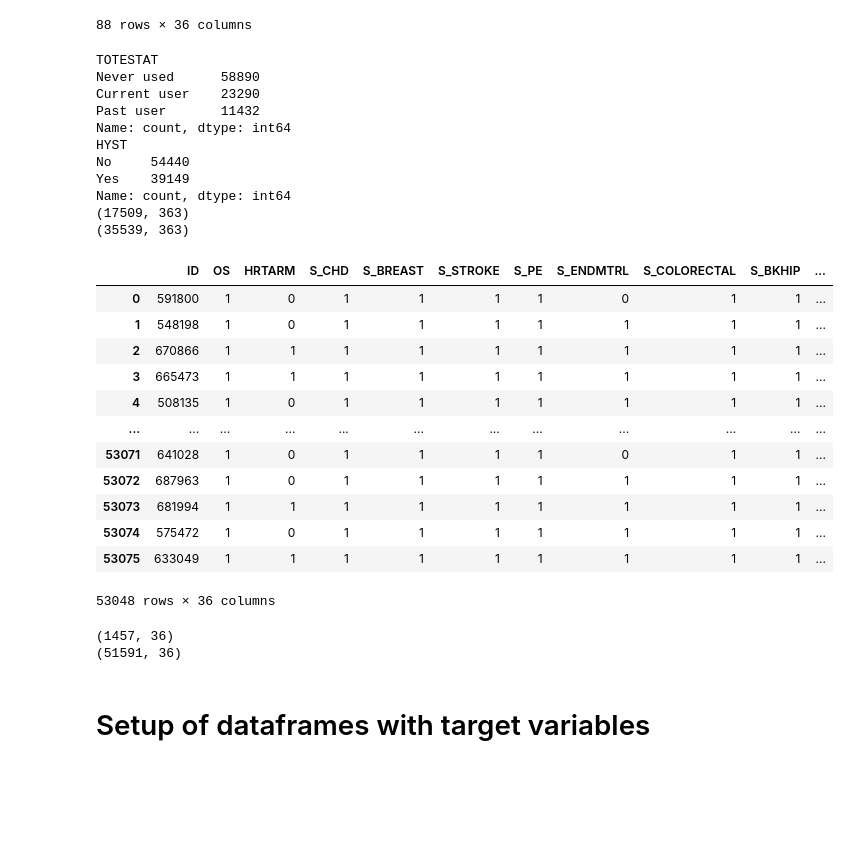
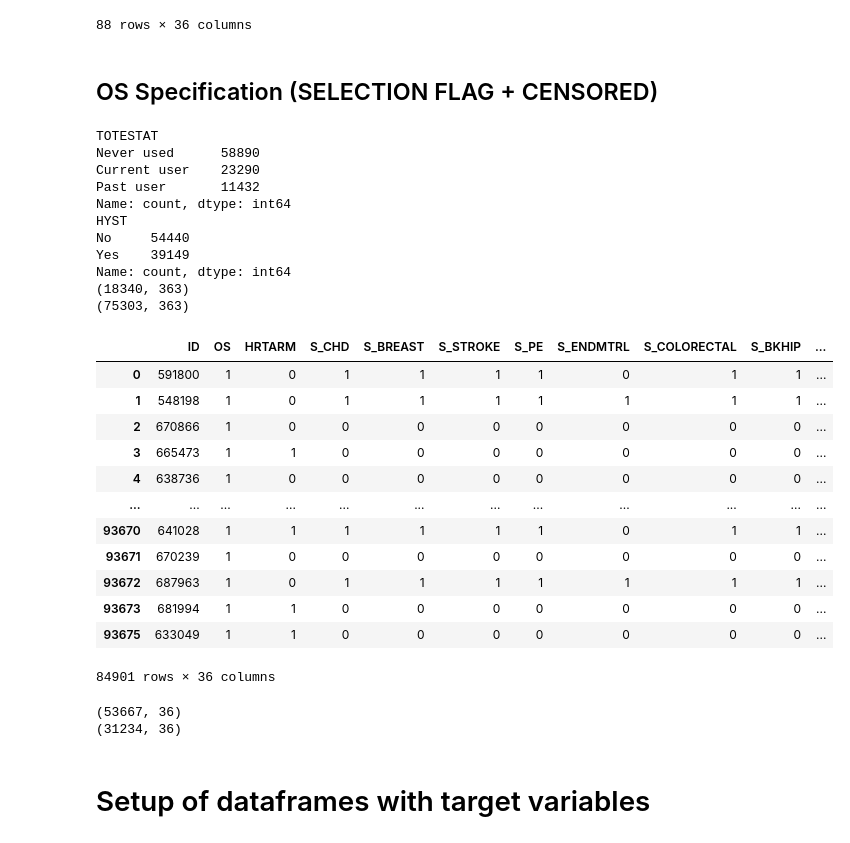
Before and after one commit to zeshanmh/uncovering-biases-os, a Jupyter notebook: whi/benchmarking-experiments.ipynb, the cells around one changed output. Saved outputs shown, nothing was run; the diff lists cells and outputs as text; code cells hidden in the pictures; blank space fills up the shorter version.

```diff
--- a/whi/benchmarking-experiments.ipynb
+++ b/whi/benchmarking-experiments.ipynb
@@ -161,6 +161,8 @@ ct_df.query('HRTARM == 0 & STROKE_E == 1')
 | 16406 | 598915 | 0 | 0 | 1 | 1 | 1 | 1 | 1 | 1 | 1 | ... |
 | 16593 | 637388 | 0 | 0 | 1 | 1 | 1 | 1 | 1 | 1 | 1 | ... |
 88 rows × 36 columns
+# %% [markdown]
+## OS Specification (SELECTION FLAG + CENSORED)
 # %%
 dir_path = '/Users/zeshanmh/Documents/research/benchmarking-os/'
 hyst    = pd.read_csv(os.path.join(dir_path, 'whi/data/data/main_study/csv/f2_ctos_bio.csv'))[['ID','HYST']]
@@ -169,14 +171,18 @@ post_hrt = pd.read_csv(os.path.join(dir_path, 'whi/data/data/main_study/csv/f48_
 unc_hf   = pd.read_csv(os.path.join(dir_path, 'whi/data/data/main_study/csv/unc_hf_bio.csv'))[['ID','CHDYRHX','CHDEVERHX','HYPERTNHX','MIHX','PVDHX','DIABHX','STROKEHX']]
 # %%
 # construct os_df
-selection_flag = 'biased'
+selection_flag = 'manually_biased'
 '''
 drop_all_excluded: this drops all patients who had hysterectomy OR are on unopposed estrogen; thus, selection, S = 0 and S = 1, is based on censoring only
 drop_some_excluded: this keeps patients who had hyseterectomy OR are on unopposed estrogen but were past users of combined HRT, assigns them to be S = 0;
 censored patients are additionally S = 0
 drop_no_excluded: keeps all patients who had hysterectomy OR are on unopposed estrogen, and assigns them S = 0; censored patients are additionally S = 0
 '''
-additional_selection_processing = 'drop_all_excluded' # 'drop_some_excluded', 'drop_no_excluded', 'drop_all_excluded'
+additional_selection_processing = 'drop_no_excluded' # 'drop_some_excluded', 'drop_no_excluded', 'drop_all_excluded'
+'''
+if censored_patients_sel0 = True, then censored patients are additionally S = 0
+'''
+censored_patients_sel0 = True
 
 os_df = std_trt.drop_duplicates('ID')
 os_df = os_df[os_df['OSFLAG'] == 'Yes']
@@ -239,7 +245,7 @@ print(os_df[os_df['TOTPSTAT'].isin(['Never used', 'Past user'])].shape)
 if selection_flag == 'biased':
     os_df = os_df[os_df['TOTPSTAT'].isin(['Never used', 'Past user','Current user'])]
     os_df['HRTARM'] = os_df['TOTPSTAT'].map({'Current user': 1, 'Never used': 0, 'Past user': 0})
-elif selection_flag == 'unbiased':
+elif selection_flag == 'unbiased' or selection_flag == 'manually_biased':
     os_df = os_df[os_df['TOTPSTAT'].isin(['Never used', 'Past user','Current user'])]
     conditions = [
         (((os_df['ELSTYR'] == 'Yes') & (os_df['PLSTYR'] == 'Yes')) | (os_df['HRTCMBP'] == 'Yes')),
@@ -269,52 +275,53 @@ for i in glbl_list + other_list:
 os_df['GLBL_E'] = (os_df[[j+'_E' for j in glbl_list]].sum(axis=1) > 0).astype(int)
 os_df['GLBL_DY'] = np.where(os_df['GLBL_E'] == 1,
                             os_df[[j+'_EDY' for j in glbl_list]].min(axis=1),
                             os_df[[j+'_DY' for j in glbl_list]].min(axis=1))
 
 # Selection variable adjustment
 for i in glbl_list + other_list:
     os_df['S_'+i] = os_df['S']
-    os_df['S_'+i] = np.where(os_df[i+'DY'] > os_df['END_DY'], 0, os_df['S_'+i])
+    if censored_patients_sel0:
+        os_df['S_'+i] = np.where(os_df[i+'DY'] > os_df['END_DY'], 0, os_df['S_'+i])
 os_df['S_GLBL'] = os_df['S']
 
 # Select needed columns
 os_df = os_df[['ID', 'OS', 'HRTARM'] +
                 ['S_'+j for j in glbl_list + other_list + ['GLBL']] +
                 [j+'_E' for j in glbl_list + other_list + ['GLBL']] +
                 [j+'_DY' for j in glbl_list + other_list + ['GLBL']]]
 
 os_df
 # %% [output]
 TOTESTAT
 Never used      58890
 Current user    23290
 Past user       11432
 Name: count, dtype: int64
 HYST
 No     54440
 Yes    39149
 Name: count, dtype: int64
-(17509, 363)
-(35539, 363)
+(18340, 363)
+(75303, 363)
 |  | ID | OS | HRTARM | S_CHD | S_BREAST | S_STROKE | S_PE | S_ENDMTRL | S_COLORECTAL | S_BKHIP | ... |
 | 0 | 591800 | 1 | 0 | 1 | 1 | 1 | 1 | 0 | 1 | 1 | ... |
 | 1 | 548198 | 1 | 0 | 1 | 1 | 1 | 1 | 1 | 1 | 1 | ... |
-| 2 | 670866 | 1 | 1 | 1 | 1 | 1 | 1 | 1 | 1 | 1 | ... |
-| 3 | 665473 | 1 | 1 | 1 | 1 | 1 | 1 | 1 | 1 | 1 | ... |
-| 4 | 508135 | 1 | 0 | 1 | 1 | 1 | 1 | 1 | 1 | 1 | ... |
+| 2 | 670866 | 1 | 0 | 0 | 0 | 0 | 0 | 0 | 0 | 0 | ... |
+| 3 | 665473 | 1 | 1 | 0 | 0 | 0 | 0 | 0 | 0 | 0 | ... |
+| 4 | 638736 | 1 | 0 | 0 | 0 | 0 | 0 | 0 | 0 | 0 | ... |
 | ... | ... | ... | ... | ... | ... | ... | ... | ... | ... | ... | ... |
-| 53071 | 641028 | 1 | 0 | 1 | 1 | 1 | 1 | 0 | 1 | 1 | ... |
-| 53072 | 687963 | 1 | 0 | 1 | 1 | 1 | 1 | 1 | 1 | 1 | ... |
-| 53073 | 681994 | 1 | 1 | 1 | 1 | 1 | 1 | 1 | 1 | 1 | ... |
-| 53074 | 575472 | 1 | 0 | 1 | 1 | 1 | 1 | 1 | 1 | 1 | ... |
-| 53075 | 633049 | 1 | 1 | 1 | 1 | 1 | 1 | 1 | 1 | 1 | ... |
+| 93670 | 641028 | 1 | 1 | 1 | 1 | 1 | 1 | 0 | 1 | 1 | ... |
+| 93671 | 670239 | 1 | 0 | 0 | 0 | 0 | 0 | 0 | 0 | 0 | ... |
+| 93672 | 687963 | 1 | 0 | 1 | 1 | 1 | 1 | 1 | 1 | 1 | ... |
+| 93673 | 681994 | 1 | 1 | 0 | 0 | 0 | 0 | 0 | 0 | 0 | ... |
+| 93675 | 633049 | 1 | 1 | 0 | 0 | 0 | 0 | 0 | 0 | 0 | ... |
-53048 rows × 36 columns
+84901 rows × 36 columns
 # %%
 print(os_df[os_df['S_CHD'] == 0].shape)
 print(os_df[os_df['S_CHD'] == 1].shape)
 # %% [output]
-(1457, 36)
-(51591, 36)
+(53667, 36)
+(31234, 36)
 # %% [markdown]
 # Setup of dataframes with target variables
 # %%
```
Also changed, not shown: parts of 14 cells of this notebook, 4 other files.
